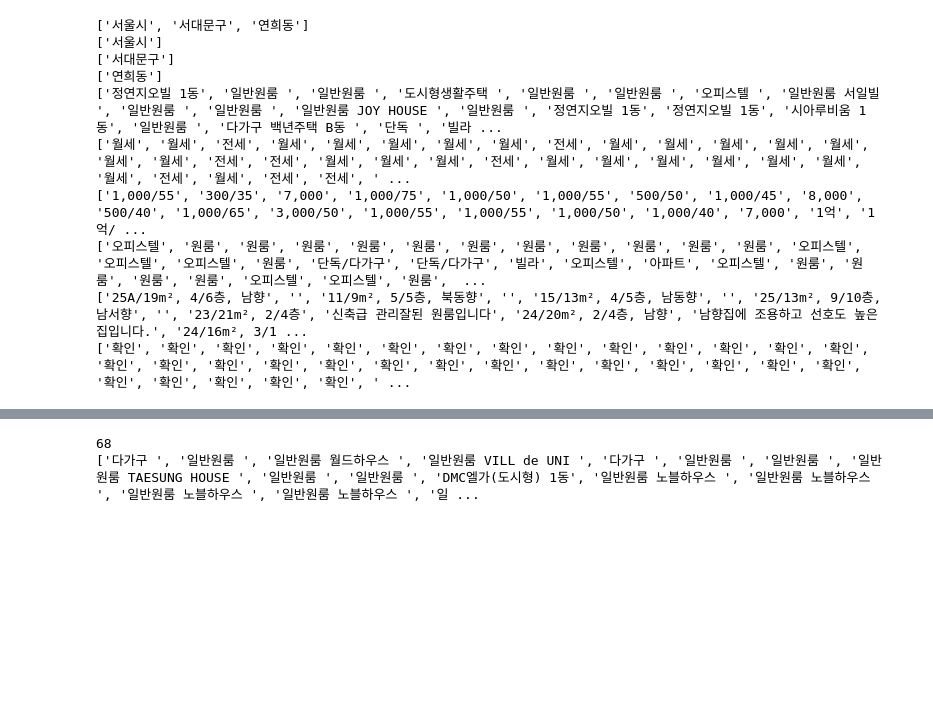
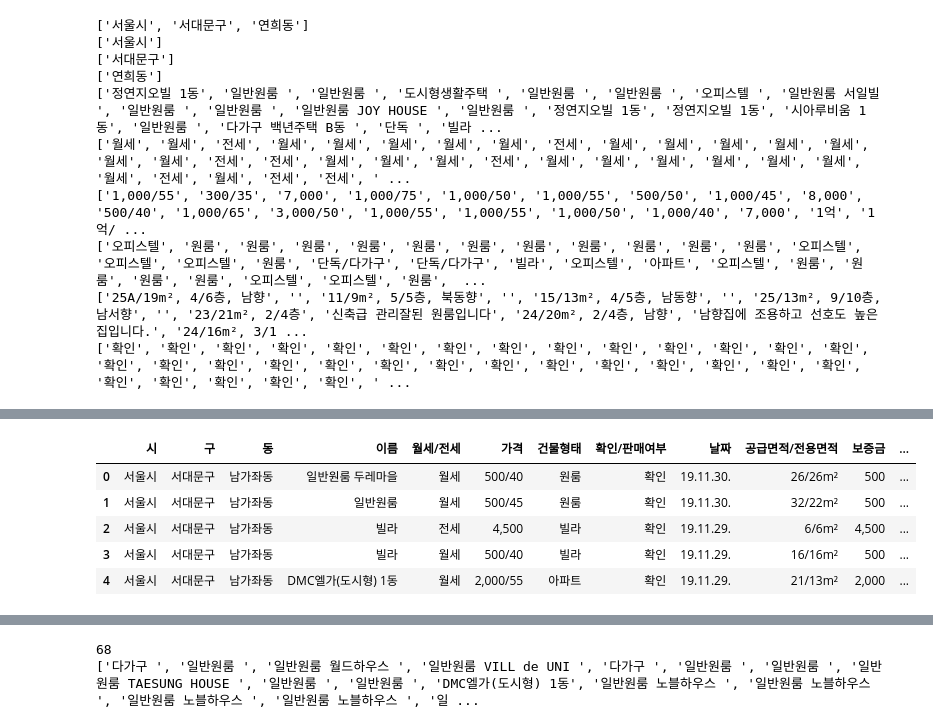
Before and after one commit to SuHae-Bae/BigDataProject, a Jupyter notebook: Zakup/HAHAHA.ipynb, the cells around one changed output, grey strips where cells are left out. Cells and saved outputs as stored; diff of their text form; code cells hidden in the pictures; blank space fills up the shorter version.

```diff
--- a/Zakup/HAHAHA.ipynb
+++ b/Zakup/HAHAHA.ipynb
@@ -352,0 +371,9 @@ data['전세'] = ans
+# %%
+data.head()
+# %% [output]
+|  | 시 | 구 | 동 | 이름 | 월세/전세 | 가격 | 건물형태 | 확인/판매여부 | 날짜 | 공급면적/전용면적 | 보증금 | ... |
+| 0 | 서울시 | 서대문구 | 남가좌동 | 일반원룸 두레마을 | 월세 | 500/40 | 원룸 | 확인 | 19.11.30. | 26/26m² | 500 | ... |
+| 1 | 서울시 | 서대문구 | 남가좌동 | 일반원룸 | 월세 | 500/45 | 원룸 | 확인 | 19.11.30. | 32/22m² | 500 | ... |
+| 2 | 서울시 | 서대문구 | 남가좌동 | 빌라 | 전세 | 4,500 | 빌라 | 확인 | 19.11.29. | 6/6m² | 4,500 | ... |
+| 3 | 서울시 | 서대문구 | 남가좌동 | 빌라 | 월세 | 500/40 | 빌라 | 확인 | 19.11.29. | 16/16m² | 500 | ... |
+| 4 | 서울시 | 서대문구 | 남가좌동 | DMC엘가(도시형) 1동 | 월세 | 2,000/55 | 아파트 | 확인 | 19.11.29. | 21/13m² | 2,000 | ... |
```
Also changed, not shown: parts of 17 cells of this notebook, 2 other files.
